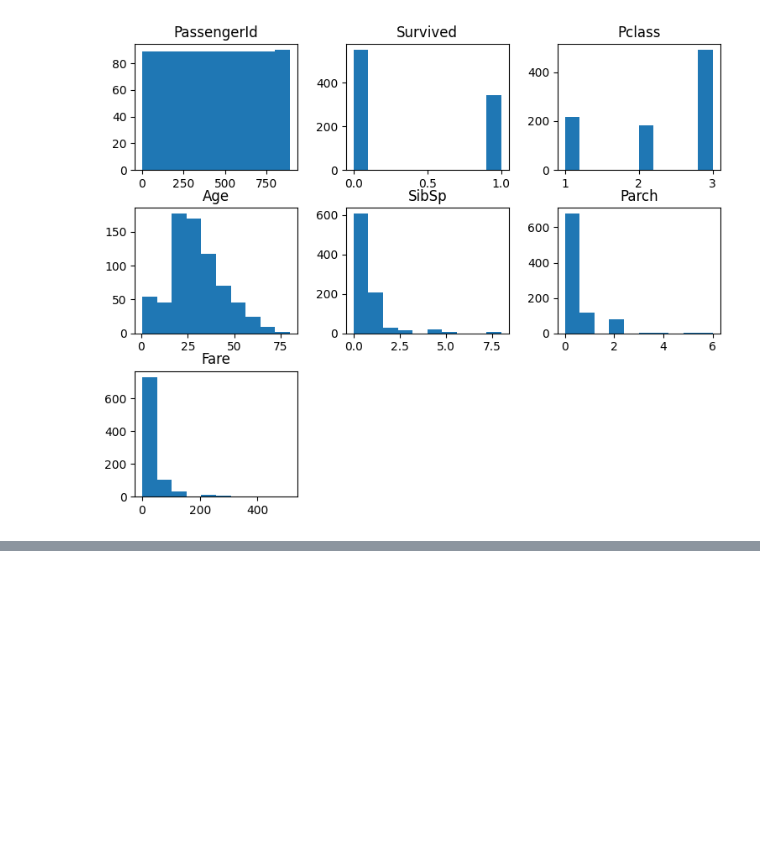
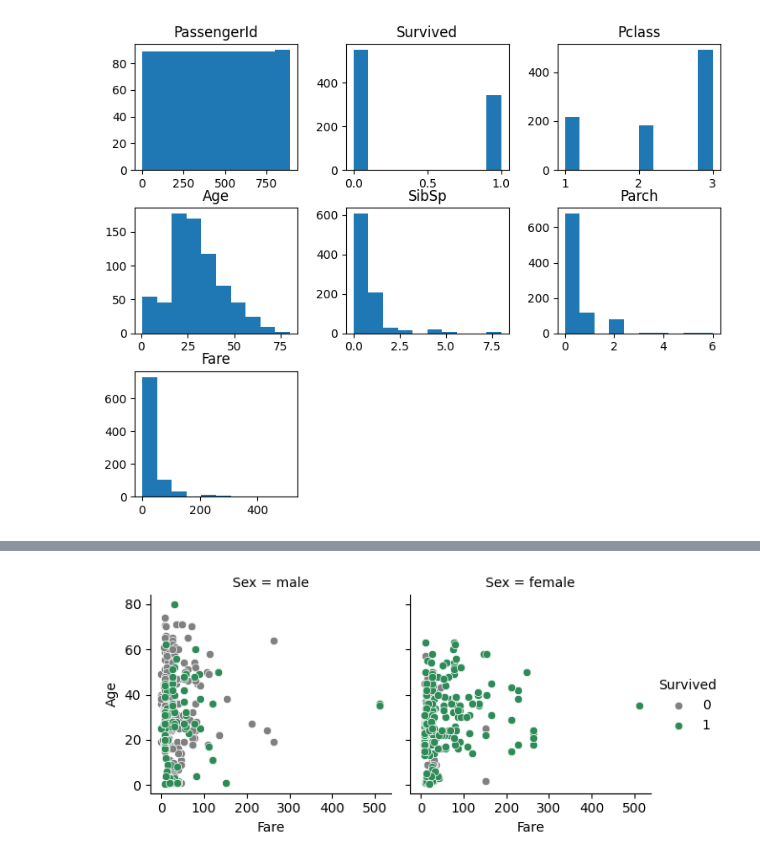
Before and after one commit to parn-jain/Data_Analytsis_Projects, a Jupyter notebook: ML Projects/Titanic Dataset/Titanic.ipynb, the cells around one changed output, grey strips where cells are left out. Saved outputs shown, nothing was run; the diff lists cells and outputs as text; code cells hidden in the pictures; blank space fills up the shorter version.

```diff
--- a/ML Projects/Titanic Dataset/Titanic.ipynb
+++ b/ML Projects/Titanic Dataset/Titanic.ipynb
@@ -64,0 +79,5 @@ data.hist(bins=10,figsize=(9,7),grid=False);
+# %%
+g = sns.FacetGrid(data, hue = 'Survived', col = "Sex", palette = {1:"seagreen", 0:"grey"})
+g = g.map(sns.scatterplot,"Fare",  "Age").add_legend()
+# %% [output]
+[figure, added]
```
Also changed, not shown: parts of 3 cells of this notebook, 1 other file.
